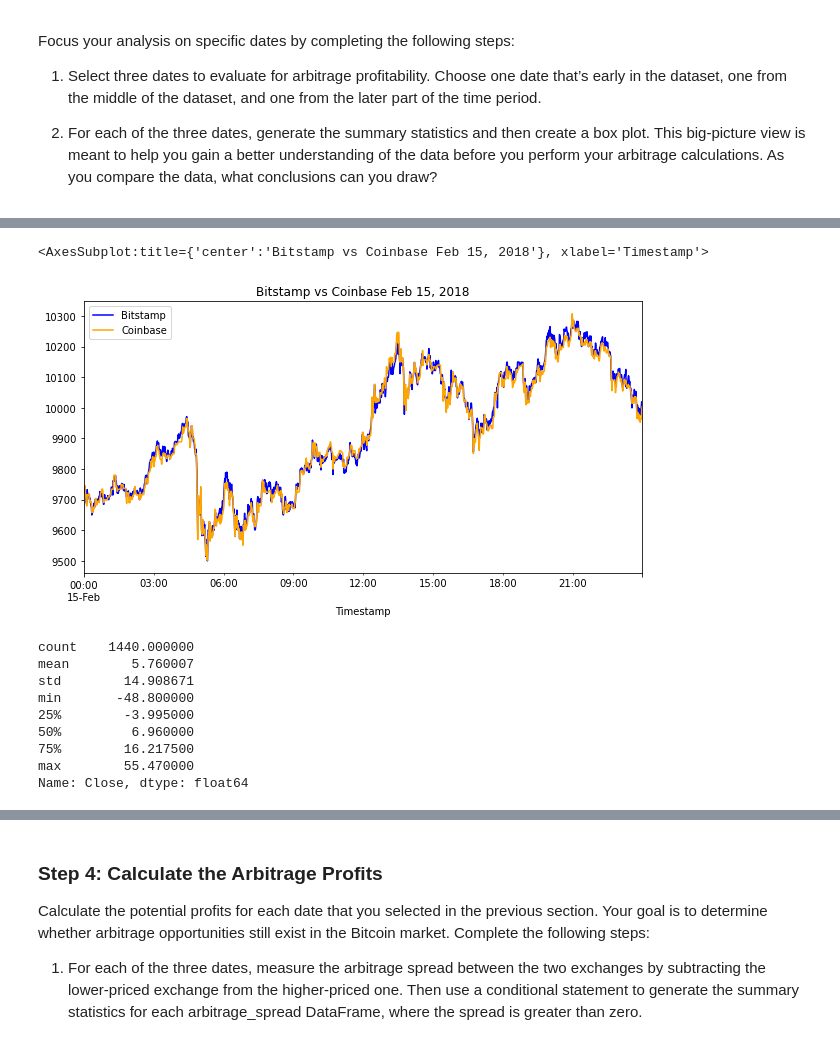
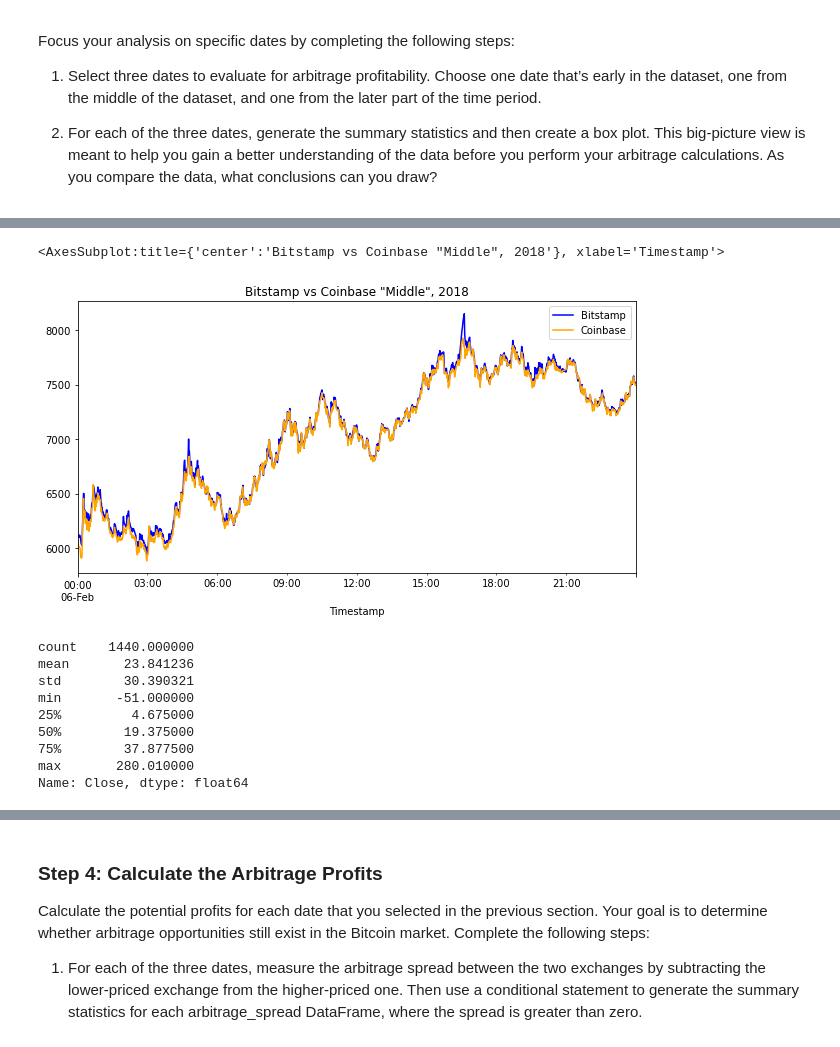
Before and after one commit to canavm2/module_3_challenge, a Jupyter notebook: crypto_arbitrage.ipynb, the cells around one changed output, grey strips where cells are left out. Saved outputs shown, nothing was run; the diff lists cells and outputs as text; code cells hidden in the pictures.

```diff
--- a/crypto_arbitrage.ipynb
+++ b/crypto_arbitrage.ipynb
@@ -300,6 +303,10 @@ Focus your analysis on specific dates by completing the following steps:
 # Create an overlay plot that visualizes the two dataframes over a period of one day early in the dataset.
 # Be sure that the plots include the parameters `legend`, `figsize`, `title`, `color` and `label`
 # YOUR CODE HERE
-bitstamp_sliced.loc["2018-01-15"].plot(figsize=(10,5), title='Bitstamp vs Coinbase Jan 15, 2018', color='Blue', legend=True, label='Bitstamp')
-coinbase_sliced.loc["2018-01-15"].plot(figsize=(10,5), color='Orange', legend=True, label='Coinbase')
+'''It took me some hunting to find 3 days that returned profits above 1%'''
+early = "2018-01-28"
+middle = "2018-02-06"
+late = "2018-03-14"
+bitstamp_sliced.loc[early].plot(figsize=(10,5), title='Bitstamp vs Coinbase "Early", 2018', color='Blue', legend=True, label='Bitstamp')
+coinbase_sliced.loc[early].plot(figsize=(10,5), color='Orange', legend=True, label='Coinbase')
 # %% [output]
@@ -333,29 +340,29 @@ arbitrage_spread_early.plot(kind='box',title='Early Arbitrage Spread')
 # %%
 # Create an overlay plot that visualizes the two dataframes over a period of one day from the middle of the dataset.
 # Be sure that the plots include the parameters `legend`, `figsize`, `title`, `color` and `label`
 # YOUR CODE HERE
-bitstamp_sliced.loc["2018-02-15"].plot(figsize=(10,5), title='Bitstamp vs Coinbase Feb 15, 2018', color='Blue', legend=True, label='Bitstamp')
-coinbase_sliced.loc["2018-02-15"].plot(figsize=(10,5), color='Orange', legend=True, label='Coinbase')
+bitstamp_sliced.loc[middle].plot(figsize=(10,5), title='Bitstamp vs Coinbase "Middle", 2018', color='Blue', legend=True, label='Bitstamp')
+coinbase_sliced.loc[middle].plot(figsize=(10,5), color='Orange', legend=True, label='Coinbase')
 # %% [output]
-<AxesSubplot:title={'center':'Bitstamp vs Coinbase Feb 15, 2018'}, xlabel='Timestamp'>
+<AxesSubplot:title={'center':'Bitstamp vs Coinbase "Middle", 2018'}, xlabel='Timestamp'>
-[figure, old version]
+[figure, new version]
 # %%
 # Using the date in the middle that you have selected, calculate the arbitrage spread
 # by subtracting the bitstamp lower closing prices from the coinbase higher closing prices
-arbitrage_spread_middle = bitstamp_sliced.loc["2018-02-15"] - coinbase_sliced.loc["2018-02-15"]
+arbitrage_spread_middle = bitstamp_sliced.loc[middle] - coinbase_sliced.loc[middle]
 
 # Generate summary statistics
 # YOUR CODE HERE
 arbitrage_spread_middle.describe()
 # %% [output]
 count    1440.000000
-mean        5.760007
-std        14.908671
-min       -48.800000
-25%        -3.995000
-50%         6.960000
-75%        16.217500
-max        55.470000
+mean       23.841236
+std        30.390321
+min       -51.000000
+25%         4.675000
+50%        19.375000
+75%        37.877500
+max       280.010000
 Name: Close, dtype: float64
 # %%
 # Visualize the arbitrage spread from the middle of the dataset in a box plot
```
Also changed, not shown: parts of 36 cells of this notebook.
